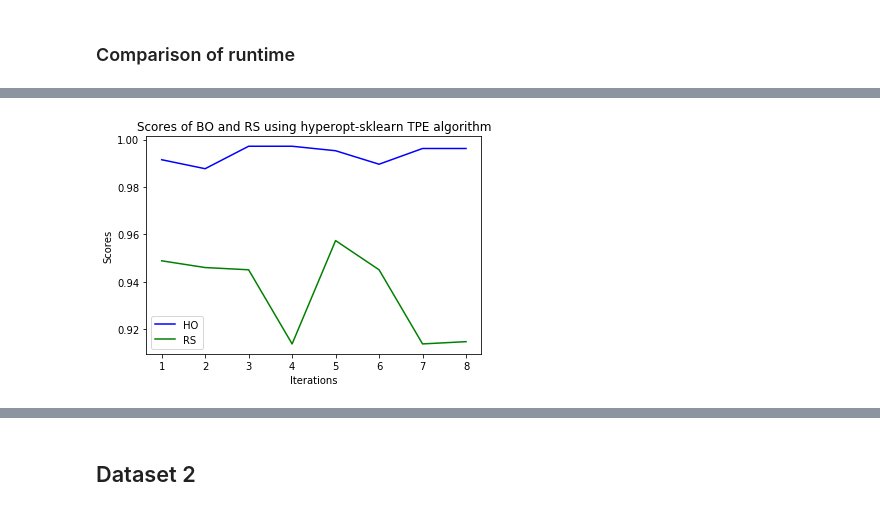
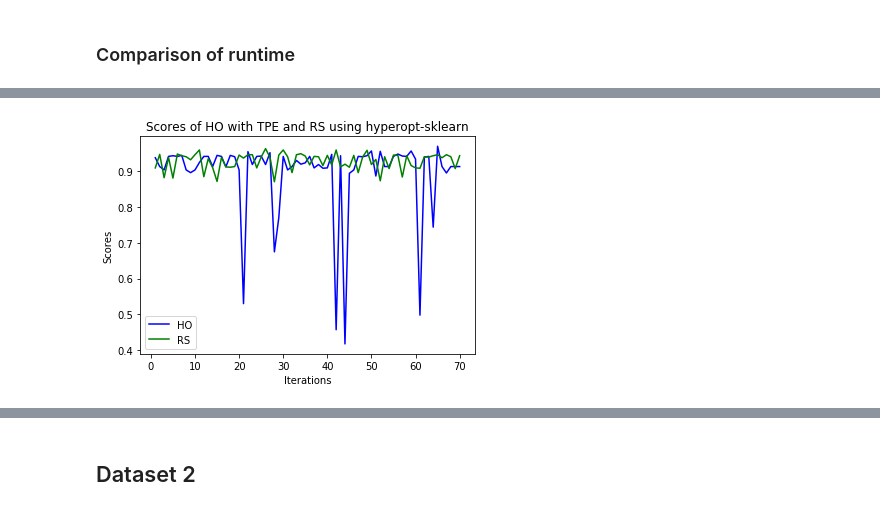
Before and after one commit to DianaDI/seminar-automl, a Jupyter notebook: Seminar Notebook.ipynb, the cells around one changed output, grey strips where cells are left out. Drawn from its saved outputs; the diff is of its cells as text; code cells hidden in the pictures.

Commit message:
add bounds to tpe

```diff
--- a/Seminar Notebook.ipynb
+++ b/Seminar Notebook.ipynb
@@ -80,3 +92,8 @@ ho_scores = list()
 # %%
-estim = HyperoptEstimator(classifier=random_forest('myRF'), max_evals=n_iter_search, seed=42)
+estim = HyperoptEstimator(classifier=random_forest('myRF',
+                                                  min_samples_split=params['min_samples_split'],
+                                                  min_samples_leaf=params['min_samples_leaf'],
+                                                  bootstrap=params['bootstrap'],
+                                                  criterion=params['criterion'],
+                                                  n_estimators=params['n_estimators']), max_evals=n_iter_search, seed=42)
 # %%
@@ -111,0 +131,11 @@ runtime_ho = _
+# %%
+estim_wo_bounds = HyperoptEstimator(classifier=random_forest('myRF'), max_evals=n_iter_search, seed=42)
+# %%
+%%timeit -o -n 10
+estim_wo_bounds.fit(X_train, y_train)
+
+print("=====RESULTS======")
+ho_score1 = estim_wo_bounds.score(X_test, y_test)
+ho_scores2.append(ho_score1)
+print(ho_score1)
+print(estim_wo_bounds.best_model())
@@ -138,8 +189,7 @@ plt.show()
 clf = RandomForestClassifier(random_state=42)
 
 # parameters range for random search
-param_dist = {"max_features": randint(1, n_features), #number of features to consider when looking for the best split
-              "min_samples_split": randint(2, 1000),
+param_dist = {"min_samples_split": randint(2, 1000),
               "min_samples_leaf": randint(1, 1000),
               "bootstrap": [True, False],
               "criterion": ["gini", "entropy"],
@@ -259,15 +312,15 @@ g.set_ylabels("Running times in sec")
 # %%
 def plot_scores(ho_scores, rs_scores):
     plt.figure()
     #plt.locator_params(nbins=len(ho_scores))
-    plt.title("Scores of BO and RS using hyperopt-sklearn TPE algorithm")
+    plt.title("Scores of HO with TPE and RS using hyperopt-sklearn")
     plt.plot(range(1, len(ho_scores)+1), ho_scores, label="HO", c="b")
     plt.plot(range(1, len(rs_scores)+1), rs_scores, label="RS", c="g")
     plt.xlabel("Iterations")
     plt.ylabel("Scores")
     plt.legend()
-    plt.savefig('scores.png', format='png', dpi=600)
+    plt.savefig('scores1.png', format='png', dpi=600)
     plt.show()
 plot_scores(ho_scores, rs_scores)
 # %% [output]
-[figure, old version]
+[figure, new version]
```
Also changed, not shown: parts of 21 cells of this notebook, 3 other files.
